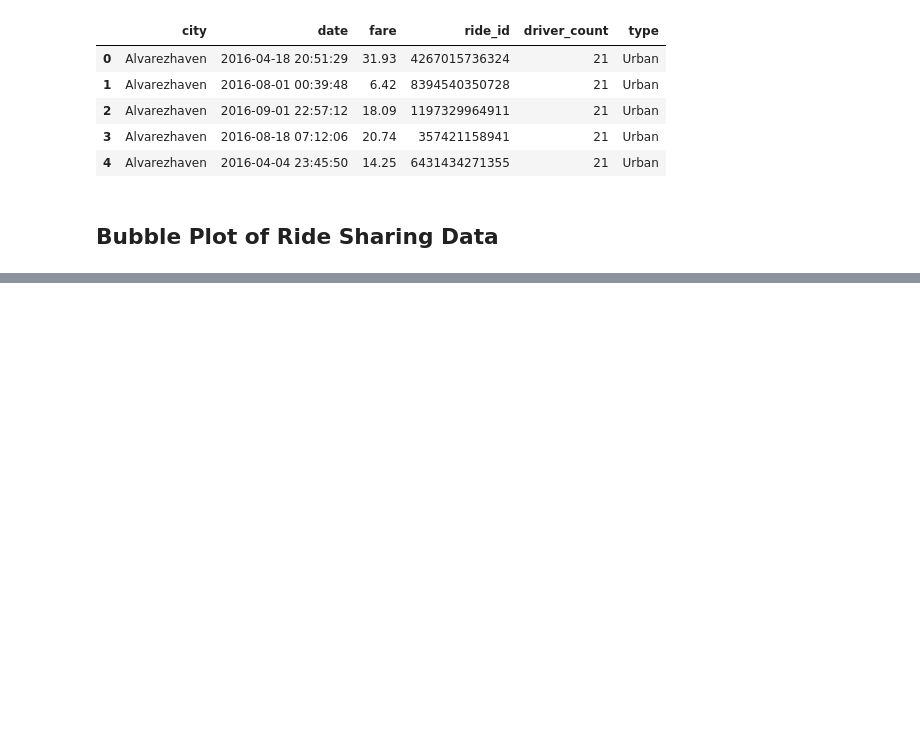
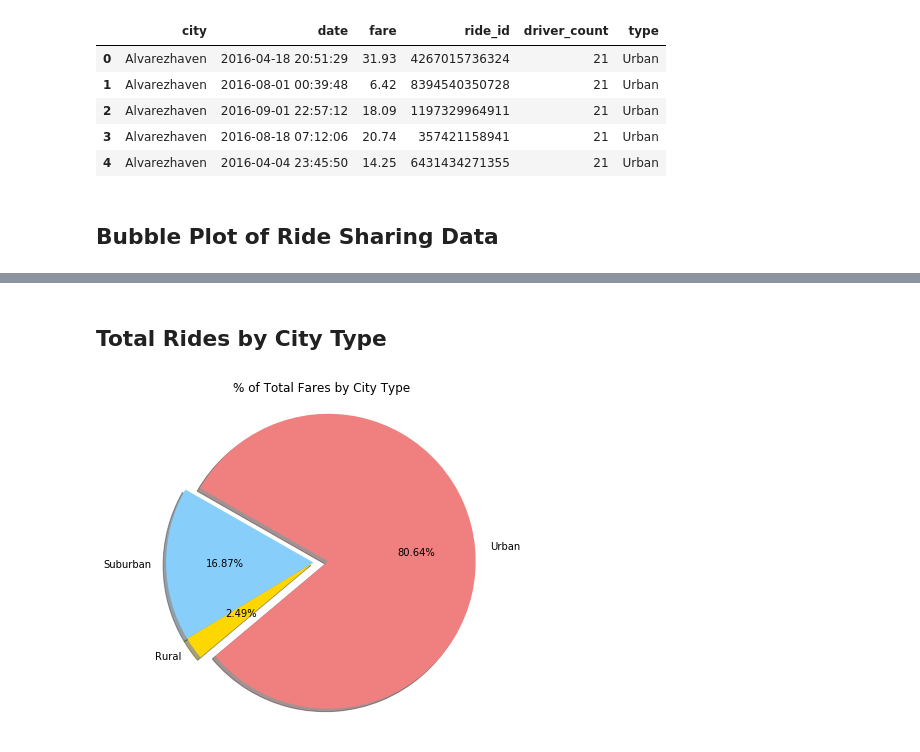
Before and after one commit to buitron/pyber_analysis, a Jupyter notebook: solution/pyber_analysis.ipynb, the cells around one changed output, grey strips where cells are left out. Saved outputs shown, nothing was run; the diff lists cells and outputs as text; code cells hidden in the pictures; blank space fills up the shorter version.

```diff
--- a/solution/pyber_analysis.ipynb
+++ b/solution/pyber_analysis.ipynb
@@ -83,0 +121,11 @@ plt.show()
+# %% [markdown]
+## Total Rides by City Type
+# %%
+plt.figure(figsize=(6,6))
+plt.pie(zippidie_doo_dah[2], labels=labels, explode=explode, shadow=True, startangle=220,
+        autopct='%.2f%%', colors=colors)
+plt.title('% of Total Fares by City Type')
+plt.axis('equal')
+plt.show()
+# %% [output]
+[figure, added]
```
Also changed, not shown: parts of 14 cells of this notebook, 8 other files.
